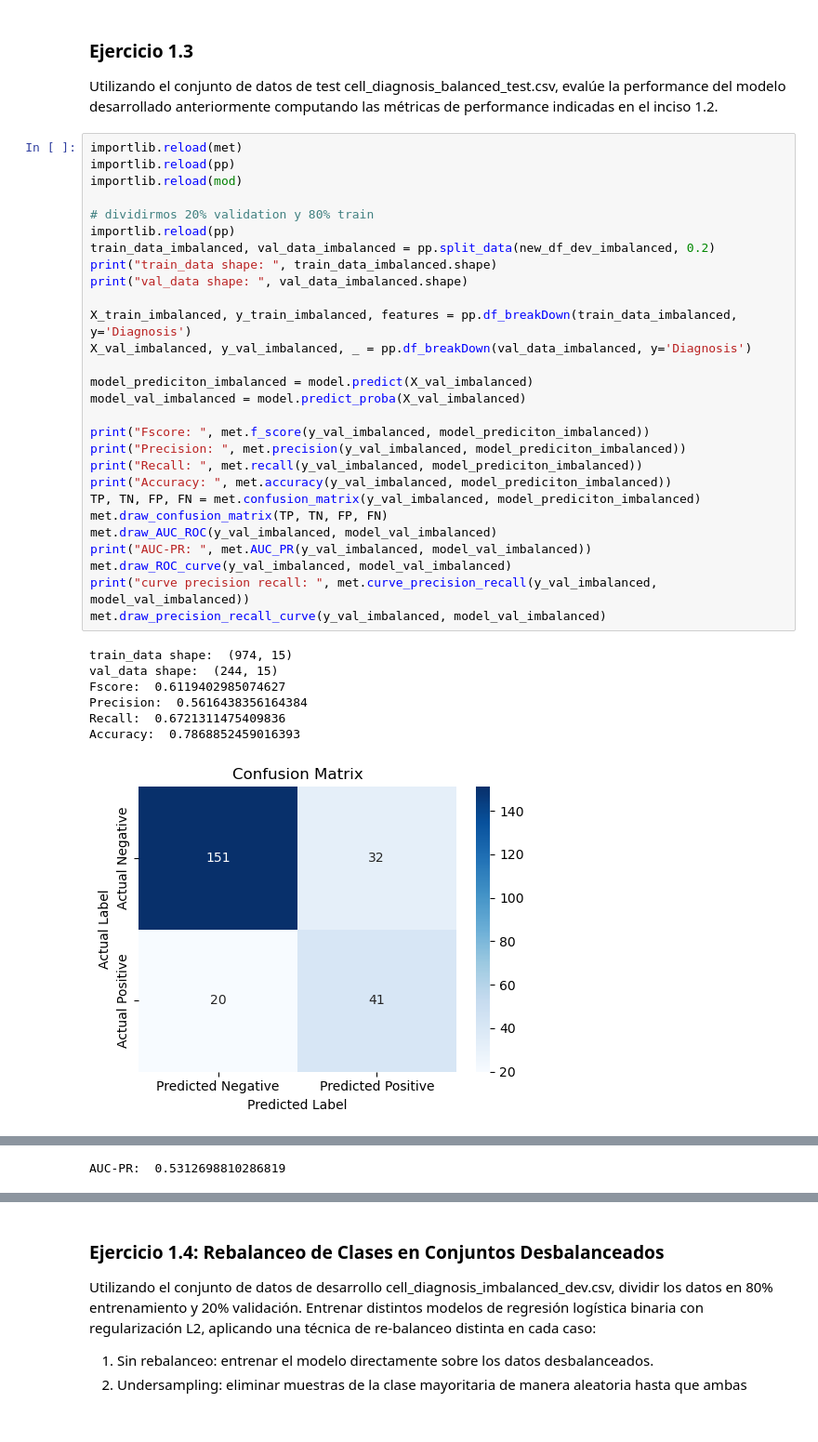
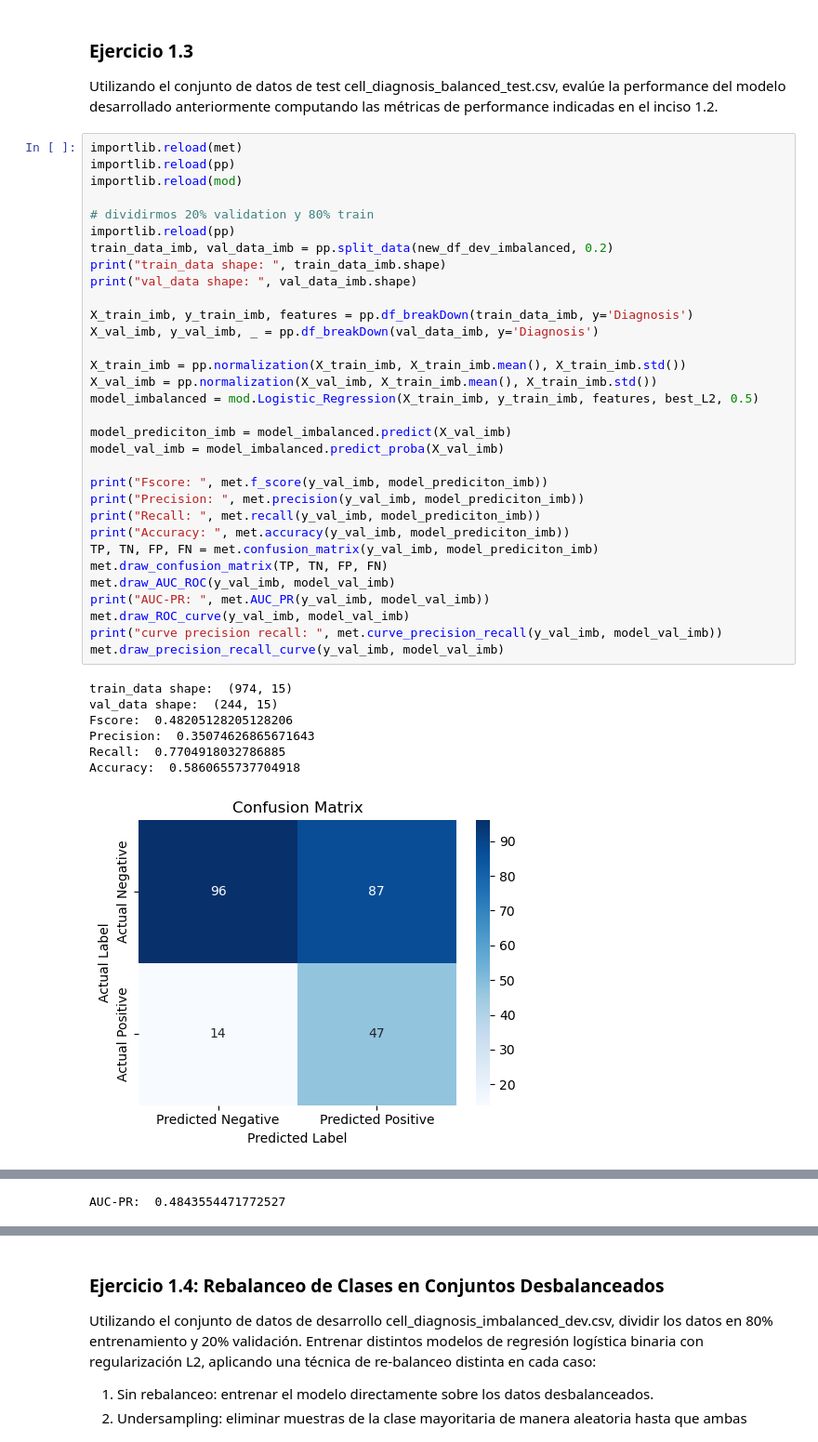
Before and after one commit to felicitasmarolda/MLyDL_TPs, a Jupyter notebook: Marolda_Felicitas_TP2/Marolda_Felicitas_Notebook_TP2.ipynb, the cells around one changed output, grey strips where cells are left out. Shown at 93% size. Drawn from its saved outputs; the diff is of its cells as text.

```diff
--- a/Marolda_Felicitas_TP2/Marolda_Felicitas_Notebook_TP2.ipynb
+++ b/Marolda_Felicitas_TP2/Marolda_Felicitas_Notebook_TP2.ipynb
@@ -201,36 +201,40 @@ Utilizando el conjunto de datos de test cell_diagnosis_balanced_test.csv, evalú
 # %%
 importlib.reload(met)
 importlib.reload(pp)
 importlib.reload(mod)
 
 # dividirmos 20% validation y 80% train
 importlib.reload(pp)
-train_data_imbalanced, val_data_imbalanced = pp.split_data(new_df_dev_imbalanced, 0.2)
-print("train_data shape: ", train_data_imbalanced.shape)
-print("val_data shape: ", val_data_imbalanced.shape)
+train_data_imb, val_data_imb = pp.split_data(new_df_dev_imbalanced, 0.2)
+print("train_data shape: ", train_data_imb.shape)
+print("val_data shape: ", val_data_imb.shape)
 
-X_train_imbalanced, y_train_imbalanced, features = pp.df_breakDown(train_data_imbalanced, y='Diagnosis')
-X_val_imbalanced, y_val_imbalanced, _ = pp.df_breakDown(val_data_imbalanced, y='Diagnosis')
+X_train_imb, y_train_imb, features = pp.df_breakDown(train_data_imb, y='Diagnosis')
+X_val_imb, y_val_imb, _ = pp.df_breakDown(val_data_imb, y='Diagnosis')
 
-model_prediciton_imbalanced = model.predict(X_val_imbalanced)
-model_val_imbalanced = model.predict_proba(X_val_imbalanced)
+X_train_imb = pp.normalization(X_train_imb, X_train_imb.mean(), X_train_imb.std())
+X_val_imb = pp.normalization(X_val_imb, X_train_imb.mean(), X_train_imb.std())
+model_imbalanced = mod.Logistic_Regression(X_train_imb, y_train_imb, features, best_L2, 0.5)
 
-print("Fscore: ", met.f_score(y_val_imbalanced, model_prediciton_imbalanced))
-print("Precision: ", met.precision(y_val_imbalanced, model_prediciton_imbalanced))
-print("Recall: ", met.recall(y_val_imbalanced, model_prediciton_imbalanced))
-print("Accuracy: ", met.accuracy(y_val_imbalanced, model_prediciton_imbalanced))
-TP, TN, FP, FN = met.confusion_matrix(y_val_imbalanced, model_prediciton_imbalanced)
+model_prediciton_imb = model_imbalanced.predict(X_val_imb)
+model_val_imb = model_imbalanced.predict_proba(X_val_imb)
+
+print("Fscore: ", met.f_score(y_val_imb, model_prediciton_imb))
+print("Precision: ", met.precision(y_val_imb, model_prediciton_imb))
+print("Recall: ", met.recall(y_val_imb, model_prediciton_imb))
+print("Accuracy: ", met.accuracy(y_val_imb, model_prediciton_imb))
+TP, TN, FP, FN = met.confusion_matrix(y_val_imb, model_prediciton_imb)
 met.draw_confusion_matrix(TP, TN, FP, FN)
-met.draw_AUC_ROC(y_val_imbalanced, model_val_imbalanced)
-print("AUC-PR: ", met.AUC_PR(y_val_imbalanced, model_val_imbalanced))
-met.draw_ROC_curve(y_val_imbalanced, model_val_imbalanced)
-print("curve precision recall: ", met.curve_precision_recall(y_val_imbalanced, model_val_imbalanced))
-met.draw_precision_recall_curve(y_val_imbalanced, model_val_imbalanced)
+met.draw_AUC_ROC(y_val_imb, model_val_imb)
+print("AUC-PR: ", met.AUC_PR(y_val_imb, model_val_imb))
+met.draw_ROC_curve(y_val_imb, model_val_imb)
+print("curve precision recall: ", met.curve_precision_recall(y_val_imb, model_val_imb))
+met.draw_precision_recall_curve(y_val_imb, model_val_imb)
 # %% [output]
 train_data shape:  (974, 15)
 val_data shape:  (244, 15)
-Fscore:  0.6119402985074627
-Precision:  0.5616438356164384
-Recall:  0.6721311475409836
-Accuracy:  0.7868852459016393
+Fscore:  0.48205128205128206
+Precision:  0.35074626865671643
+Recall:  0.7704918032786885
+Accuracy:  0.5860655737704918
-[figure, old version]
+[figure, new version]
@@ -238 +242 @@ Accuracy:  0.7868852459016393
-AUC-PR:  0.5312698810286819
+AUC-PR:  0.4843554471772527
```
Also changed, not shown: parts of 3 cells of this notebook.
